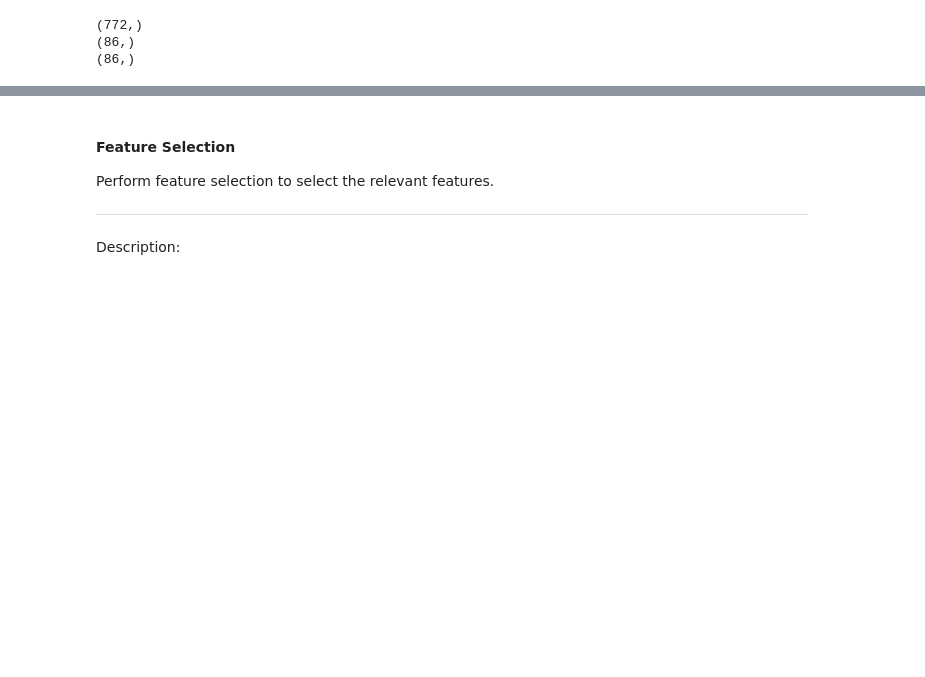
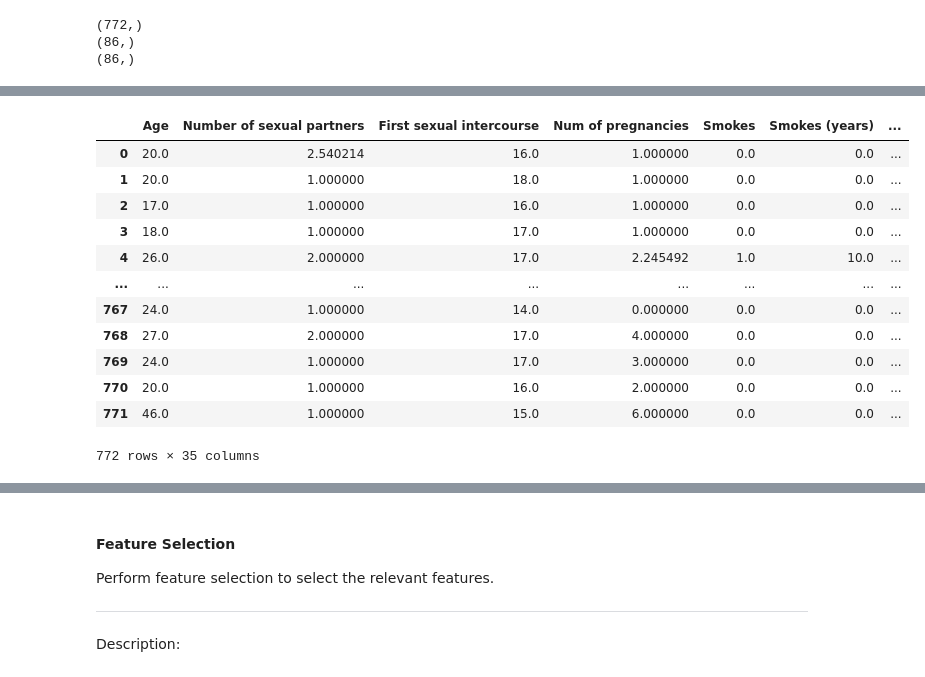
Before and after one commit to ahdeanlau/Cervical-Cancer-Diagnosis-Prediction-Model, a Jupyter notebook: Project Part 1.ipynb, the cells around one changed output, grey strips where cells are left out. Saved outputs shown, nothing was run; the diff lists cells and outputs as text; code cells hidden in the pictures; blank space fills up the shorter version.

Commit message:
Detect and replace missing values

```diff
--- a/Project Part 1.ipynb
+++ b/Project Part 1.ipynb
@@ -161,0 +232,9 @@ Description:
+# %%
+# Replace '?' in the columns with nan
+X_train.replace('?', np.nan, inplace=True)
+
+# Create an instance of SimpleImputer with mean as the strategy
+mean_imputer = SimpleImputer(strategy='mean')
+
+# Fill in the nan values with the mean of their column values
+X_train_imputed = pd.DataFrame(mean_imputer.fit_transform(X_train), columns=X_train.columns)
@@ -161,0 +304,16 @@ Description:
+# %%
+X_train_imputed
+# %% [output]
+|  | Age | Number of sexual partners | First sexual intercourse | Num of pregnancies | Smokes | Smokes (years) | ... |
+| 0 | 20.0 | 2.540214 | 16.0 | 1.000000 | 0.0 | 0.0 | ... |
+| 1 | 20.0 | 1.000000 | 18.0 | 1.000000 | 0.0 | 0.0 | ... |
+| 2 | 17.0 | 1.000000 | 16.0 | 1.000000 | 0.0 | 0.0 | ... |
+| 3 | 18.0 | 1.000000 | 17.0 | 1.000000 | 0.0 | 0.0 | ... |
+| 4 | 26.0 | 2.000000 | 17.0 | 2.245492 | 1.0 | 10.0 | ... |
+| ... | ... | ... | ... | ... | ... | ... | ... |
+| 767 | 24.0 | 1.000000 | 14.0 | 0.000000 | 0.0 | 0.0 | ... |
+| 768 | 27.0 | 2.000000 | 17.0 | 4.000000 | 0.0 | 0.0 | ... |
+| 769 | 24.0 | 1.000000 | 17.0 | 3.000000 | 0.0 | 0.0 | ... |
+| 770 | 20.0 | 1.000000 | 16.0 | 2.000000 | 0.0 | 0.0 | ... |
+| 771 | 46.0 | 1.000000 | 15.0 | 6.000000 | 0.0 | 0.0 | ... |
+772 rows × 35 columns
```
Also changed, not shown: parts of 12 cells of this notebook.
